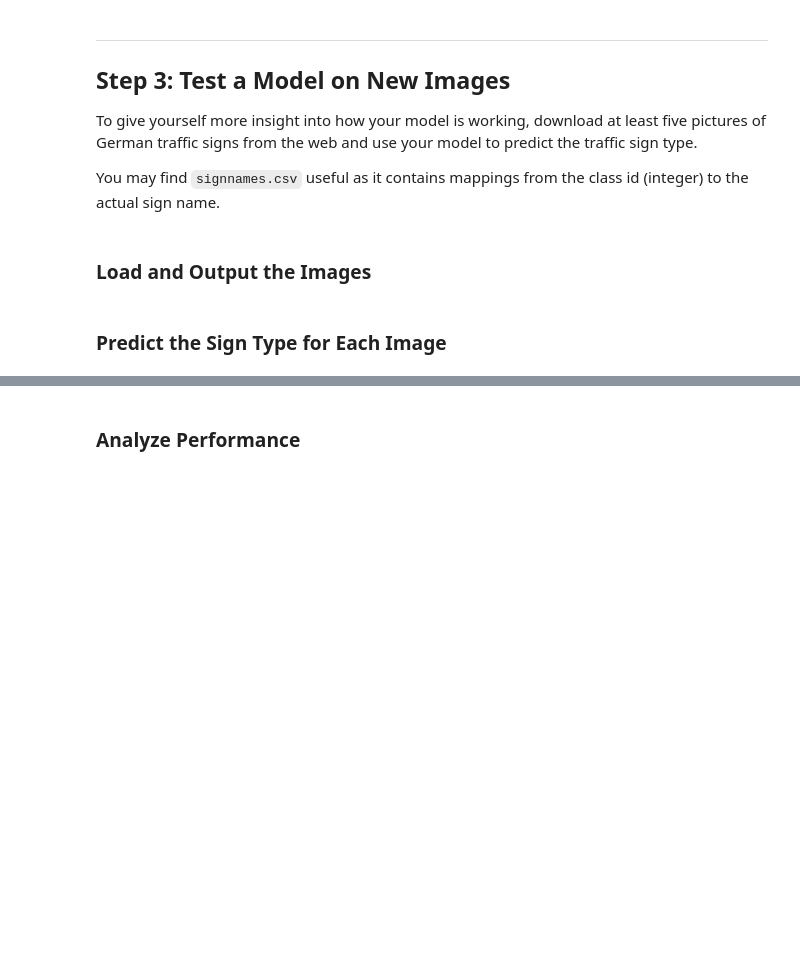
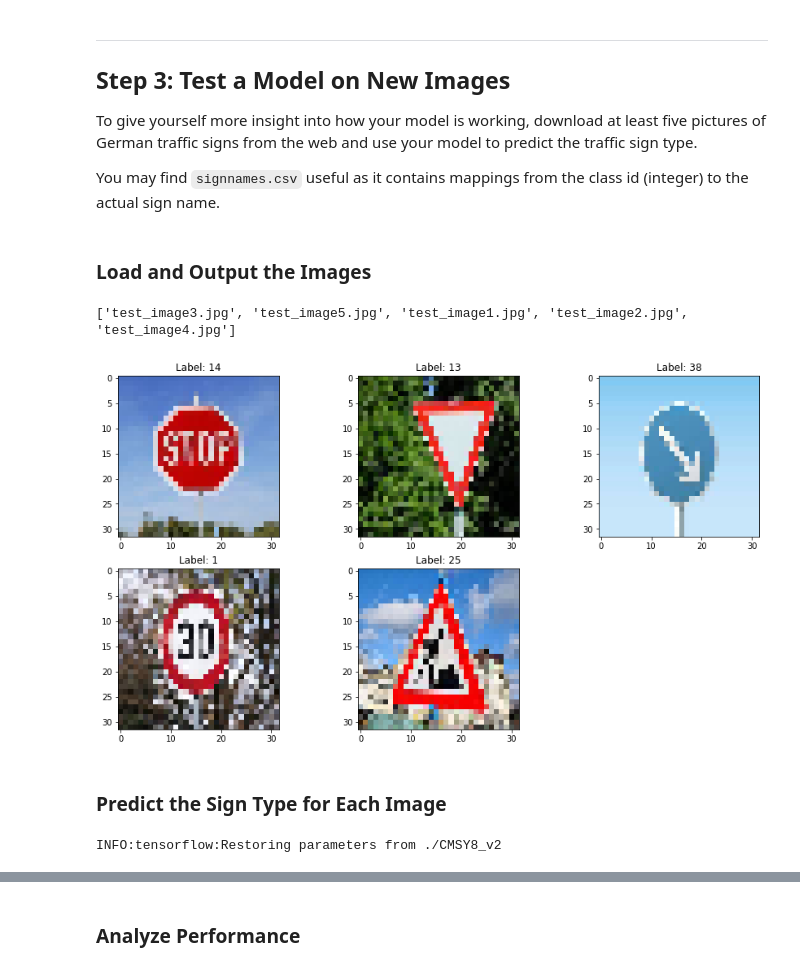
Before and after one commit to jackm97/CarND-Traffic-Sign-Classifier-Project, a Jupyter notebook: Traffic_Sign_Classifier.ipynb, the cells around one changed output, grey strips where cells are left out. Saved outputs shown, nothing was run; the diff lists cells and outputs as text; code cells hidden in the pictures; blank space fills up the shorter version.

```diff
--- a/Traffic_Sign_Classifier.ipynb
+++ b/Traffic_Sign_Classifier.ipynb
@@ -472,0 +470,24 @@ You may find `signnames.csv` useful as it contains mappings from the class id (i
+# %%
+import os
+
+test_signs_path = 'test_signs/'
+test_signs_files = os.listdir(test_signs_path)
+print(test_signs_files)
+
+test_signs = []
+for file in test_signs_files:
+    test_signs.append(cv2.cvtColor(cv2.imread(test_signs_path+file),cv2.COLOR_BGR2RGB))
+# %% [output]
+['test_image3.jpg', 'test_image5.jpg', 'test_image1.jpg', 'test_image2.jpg', 'test_image4.jpg']
+# %%
+for idx,image in enumerate(test_signs):
+    test_signs[idx] = cv2.resize(image,(32,32))
+test_labels = [14,13,38,1,25]
+# %%
+plt.figure(figsize = (15,8))
+for idx, image in enumerate(test_signs):
+    plt.subplot(2,3,idx+1)
+    plt.imshow(image)
+    plt.title('Label: '+str(test_labels[idx]))
+# %% [output]
+[figure, added]
@@ -478,0 +515,12 @@ You may find `signnames.csv` useful as it contains mappings from the class id (i
+# %%
+softmax = tf.nn.softmax(logits)
+label = tf.argmax(logits,axis=1)
+labels = None
+
+saver = tf.train.Saver()
+
+with tf.Session() as sess:
+    saver.restore(sess,'./CMSY8_v2')
+    labels = sess.run(label,feed_dict={x: test_signs, dropout: 1.})
+# %% [output]
+INFO:tensorflow:Restoring parameters from ./CMSY8_v2
```
Also changed, not shown: parts of 9 cells of this notebook, 5 other files.
